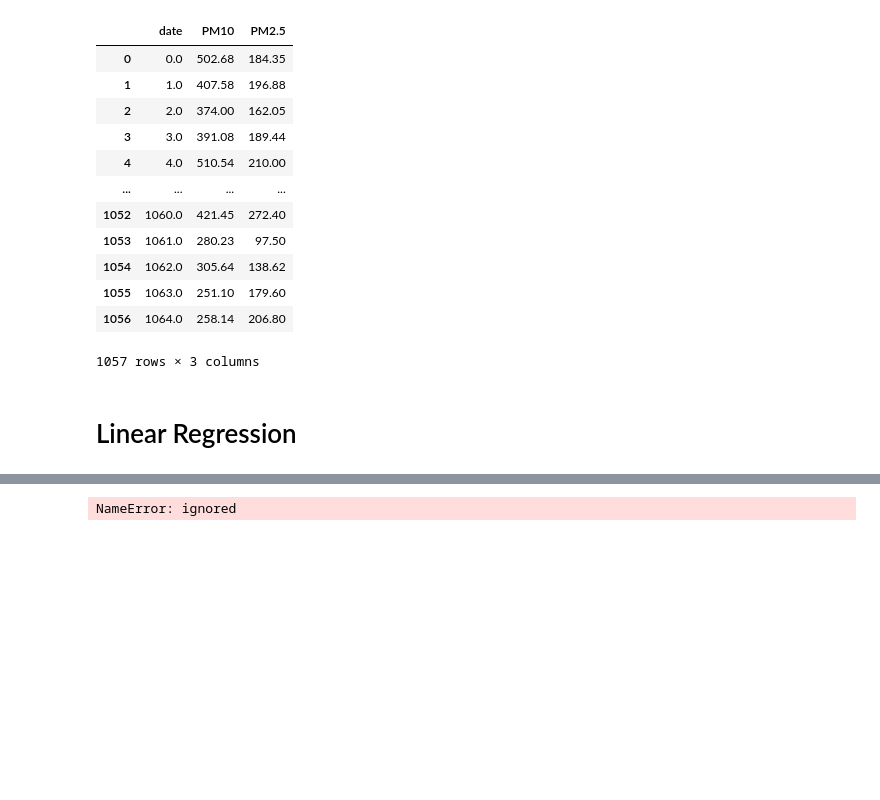
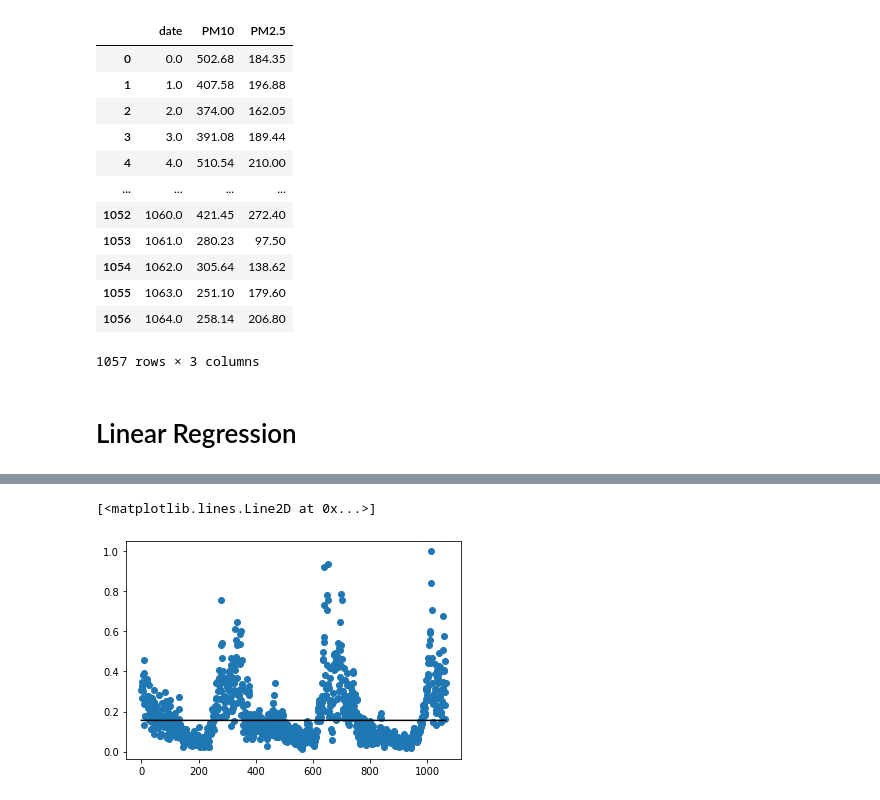
Before and after one commit to harshavardhannarla/esw-project, a Jupyter notebook: src/model/ESW_CPCB.ipynb, the cells around one changed output, grey strips where cells are left out. Cells and saved outputs as stored; diff of their text form; code cells hidden in the pictures; blank space fills up the shorter version.

```diff
--- a/src/model/ESW_CPCB.ipynb
+++ b/src/model/ESW_CPCB.ipynb
@@ -166,2 +209,2 @@ LinearRegression(copy_X=True, fit_intercept=True, n_jobs=None, normalize=False)
 # %%
-y_poly_pred = model.predict(x_poly)
+y_pred = model.predict(x_original)
@@ -192,14 +211,6 @@ ModuleNotFoundError: ignored
-# %%
-lasso_eps = 0.0001
-lasso_nalpha=20
-lasso_iter=5000
-
-for degree in range(5, 30+1):
-    model = make_pipeline(PolynomialFeatures(degree, interaction_only=False), LassoCV(eps=lasso_eps,n_alphas=lasso_nalpha,max_iter=lasso_iter,
-normalize=True,cv=5))
-    model.fit(X_train,y_train)
-    test_pred = np.array(model.predict(X_test))
-    RMSE = np.sqrt(np.sum(np.square(test_pred-y_test)))
-    test_score = model.score(X_test,y_test)
-# %% [output]
-NameError: ignored
+# %%
+plt.pyplot.scatter(x_original, y_original, label='Data')
+plt.pyplot.plot(x_original, y_pred, color='k', label='Predictions')
+# %% [output]
+[<matplotlib.lines.Line2D at 0x...>]
+[figure, added]
```
Also changed, not shown: parts of 23 cells of this notebook.
